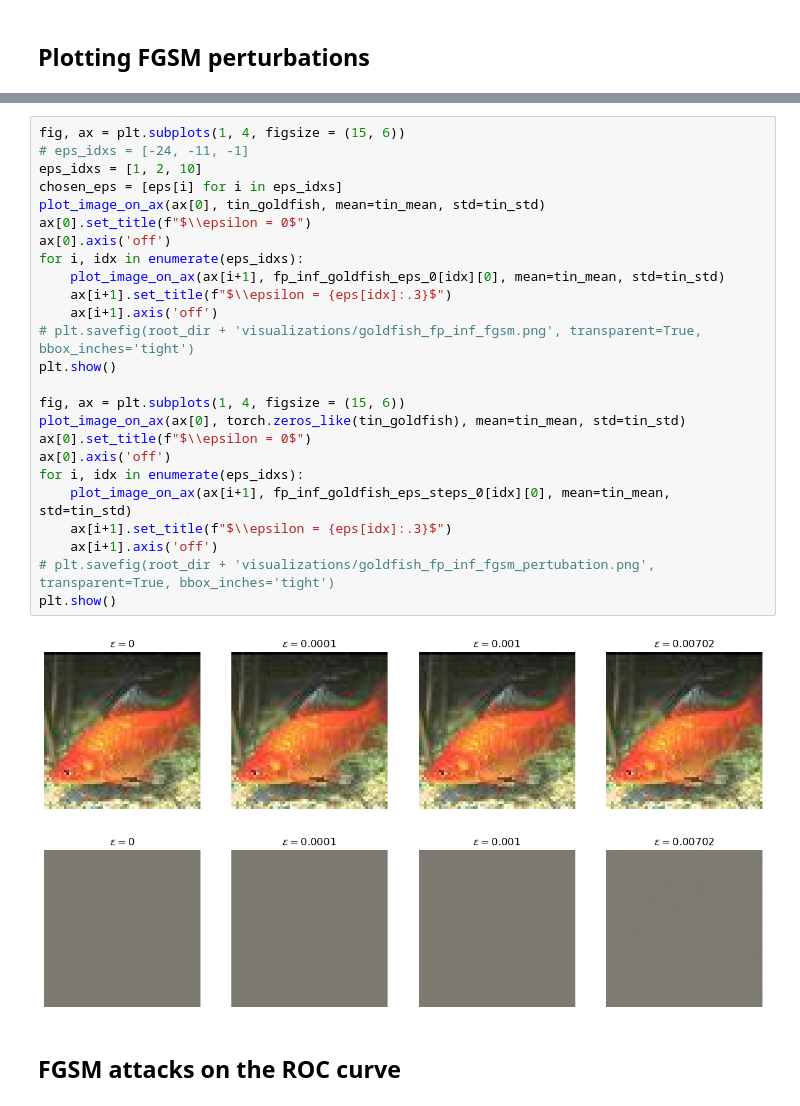
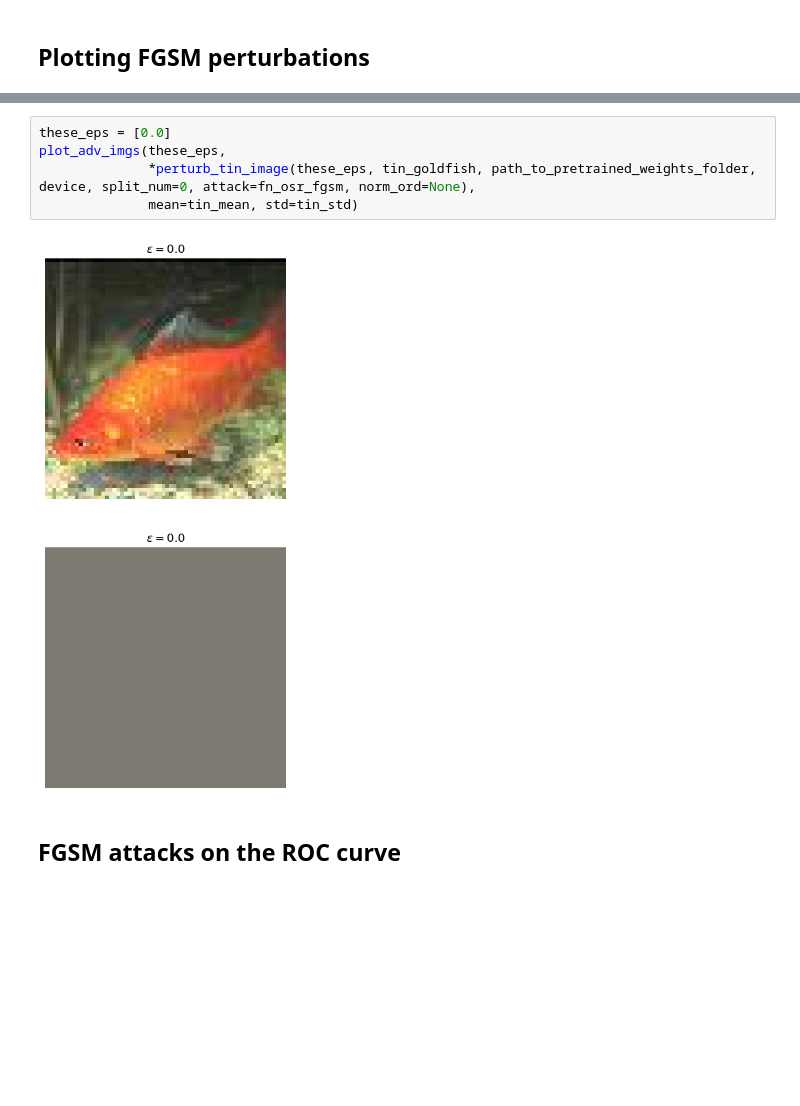
Before and after one commit to krellemand/bachelor_project, a Jupyter notebook: notebooks/visualizing_adv_attacks.ipynb, the cells around one changed output, grey strips where cells are left out. Cells and saved outputs as stored; diff of their text form; blank space fills up the shorter version.

```diff
--- a/notebooks/visualizing_adv_attacks.ipynb
+++ b/notebooks/visualizing_adv_attacks.ipynb
@@ -204,31 +132,10 @@ fp_inf_goldfish_eps_0, fp_inf_goldfish_eps_steps_0 = [x for x, _ in fp_inf_goldf
-# %%
-fig, ax = plt.subplots(1, 4, figsize = (15, 6))
-# eps_idxs = [-24, -11, -1]
-eps_idxs = [1, 2, 10]
-chosen_eps = [eps[i] for i in eps_idxs]
-plot_image_on_ax(ax[0], tin_goldfish, mean=tin_mean, std=tin_std)
-ax[0].set_title(f"$\\epsilon = 0$")
-ax[0].axis('off')
-for i, idx in enumerate(eps_idxs):
-    plot_image_on_ax(ax[i+1], fp_inf_goldfish_eps_0[idx][0], mean=tin_mean, std=tin_std)
-    ax[i+1].set_title(f"$\\epsilon = {eps[idx]:.3}$")
-    ax[i+1].axis('off')
-# plt.savefig(root_dir + 'visualizations/goldfish_fp_inf_fgsm.png', transparent=True, bbox_inches='tight')
-plt.show()
-
-fig, ax = plt.subplots(1, 4, figsize = (15, 6))
-plot_image_on_ax(ax[0], torch.zeros_like(tin_goldfish), mean=tin_mean, std=tin_std)
-ax[0].set_title(f"$\\epsilon = 0$")
-ax[0].axis('off')
-for i, idx in enumerate(eps_idxs):
-    plot_image_on_ax(ax[i+1], fp_inf_goldfish_eps_steps_0[idx][0], mean=tin_mean, std=tin_std)
-    ax[i+1].set_title(f"$\\epsilon = {eps[idx]:.3}$")
-    ax[i+1].axis('off')
-# plt.savefig(root_dir + 'visualizations/goldfish_fp_inf_fgsm_pertubation.png', transparent=True, bbox_inches='tight')
-plt.show()
-# %% [output]
-[figure, removed]
-[figure, removed]
+# %%
+these_eps = [0.0]
+plot_adv_imgs(these_eps,
+              *perturb_tin_image(these_eps, tin_goldfish, path_to_pretrained_weights_folder, device, split_num=0, attack=fn_osr_fgsm, norm_ord=None),
+              mean=tin_mean, std=tin_std)
+# %% [output]
+[figure, added]
 # %% [markdown]
 ## FGSM attacks on the ROC curve
 # %%
```
Also changed, not shown: parts of 12 cells of this notebook, 2 other files.
